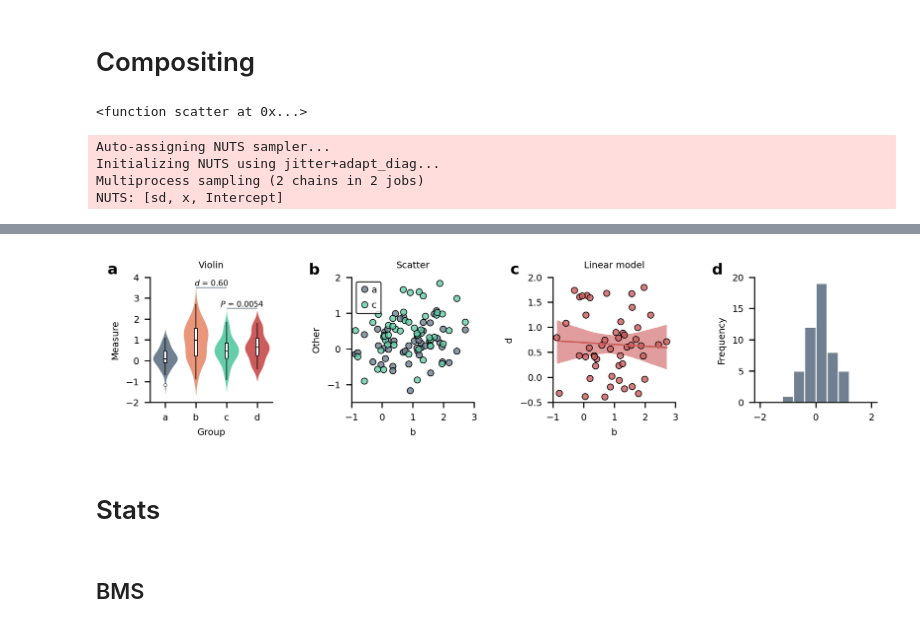
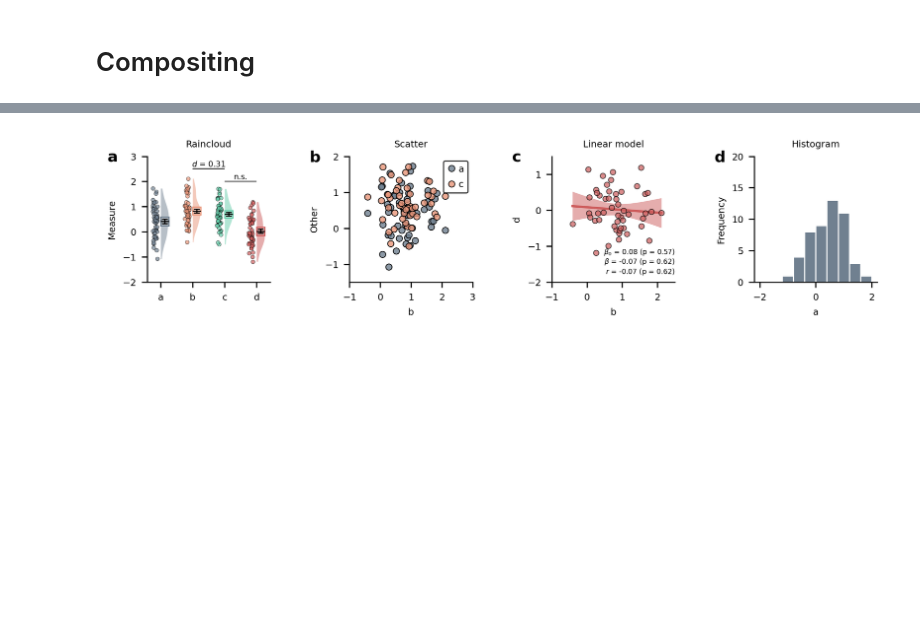
Before and after one commit to moltaire/myplotlib, a Jupyter notebook: gallery.ipynb, the cells around one changed output, grey strips where cells are left out. Cells and saved outputs as stored; diff of their text form; code cells hidden in the pictures; blank space fills up the shorter version.

```diff
--- a/gallery.ipynb
+++ b/gallery.ipynb
@@ -5,9 +7,6 @@ import numpy as np
 import pandas as pd
 
 import myplotlib as my
-# %%
-# Set matplotlib defaults
-matplotlib = my.utilities.set_mpl_defaults(matplotlib)
 # %% [markdown]
 # Make some data
 # %%
@@ -240,26 +297,32 @@ from scipy.stats import ttest_ind
 # %%
+from scipy.stats import ttest_ind
+
 fig, axs = plt.subplots(1, 4, figsize=my.utilities.cm2inch(4 * 4.5, 4.5))
 
-# Violin Plot
-axs[0] = my.plots.violin(data[["a", "b", "c", "d"]], value_name="Measure", ax=axs[0])
-axs[0].set_title("Violin")
+# Raincloud Plot
+axs[0] = my.plots.raincloud(data[["a", "b", "c", "d"]], ax=axs[0])
+axs[0].set_ylabel("Measure")
+axs[0].set_title("Raincloud")
 
 # Annotations
 d = np.mean(data["b"]) - np.mean(data["c"]) / np.sqrt(
     np.std(data["b"] ** 2) + np.std(data["c"] ** 2)
 )
 axs[0] = my.annotation.hTextLine(
-    "$d$ = {d:.2f}".format(d=d), 1, 2, 3.5, ax=axs[0], lineTextGap=0.02
+    text="$d$ = {d:.2f}".format(d=d), x0=1, x1=2, y=2.5, ax=axs[0], lineTextGap=0.03
 )
 
 tval, pval = ttest_ind(data["c"], data["b"], equal_var=False)
-if pval < 0.001:
-    pstring = "$P$ < 0.001"
-else:
-    pstring = "$P$ = {pval:.4f}".format(pval=pval)
-axs[0] = my.annotation.hTextLine(pstring, 2, 3, 2.5, lineTextGap=0.02, ax=axs[0])
+axs[0] = my.annotation.hTextLine(
+    text=my.annotation.format_p(pval, ns=True),
+    x0=2,
+    x1=3,
+    y=2,
+    lineTextGap=0.03,
+    ax=axs[0],
+)
 
-axs[0].set_ylim(-2, 4)
+axs[0].set_ylim(-2, 3)
 
 # Scatter Plot
 axs[1] = my.plots.scatter(data["b"], data["a"], label="a", ax=axs[1])
@@ -272,18 +335,17 @@ axs[1].set_ylabel("Other")
 axs[1].legend()
 axs[1].set_title("Scatter")
 
-
 # LM Plot
 for i in range(3):
     axs[2].plot(
         []
     )  # skip first colors so that relations of colors to variables are constant
 
-lmout1 = my.plots.lm(data["b"], data["d"], label="d", ax=axs[2])
+my.plots.lm(data["b"], data["d"], ax=axs[2])
 axs[2].set_xlabel("b")
 axs[2].set_ylabel("d")
-axs[2].set_xlim(-1, 3)
-axs[2].set_ylim(-0.5, 2)
+axs[2].set_xlim(-1, 2.5)
+axs[2].set_ylim(-2, 1.5)
 axs[2].set_title("Linear model")
 
 
@@ -291,17 +353,12 @@ axs[2].set_title("Linear model")
 axs[3] = my.plots.hist(data["a"], bins=np.linspace(-2, 2, 11))
 axs[3].set_ylabel("Frequency")
 axs[3].set_ylim(0, 20)
+axs[3].set_title("Histogram")
+axs[3].set_xlabel("a")
 
 # Labelling
 fig.tight_layout(w_pad=3)
-my.utilities.label_axes(
-    fig, fontsize=10, loc=(-0.35, 1.0), fontweight="bold", ha="left", va="bottom"
-)
+my.utilities.label_axes(fig, loc=(-0.325, 1.05), fontsize=10, fontweight="bold")
 
 plt.savefig("examples/combination.png")
 # %% [output]
-<function scatter at 0x...>
-Auto-assigning NUTS sampler...
-Initializing NUTS using jitter+adapt_diag...
-Multiprocess sampling (2 chains in 2 jobs)
-NUTS: [sd, x, Intercept]
@@ -310,5 +365 @@ Sampling 2 chains for 1_000 tune and 1_000 draw iterations (2_000 + 2_000 draws
-[figure, old version]
+[figure, new version]
-# %% [markdown]
-# Stats
-# %% [markdown]
-## BMS
```
Also changed, not shown: parts of 32 cells of this notebook, 9 other files.
